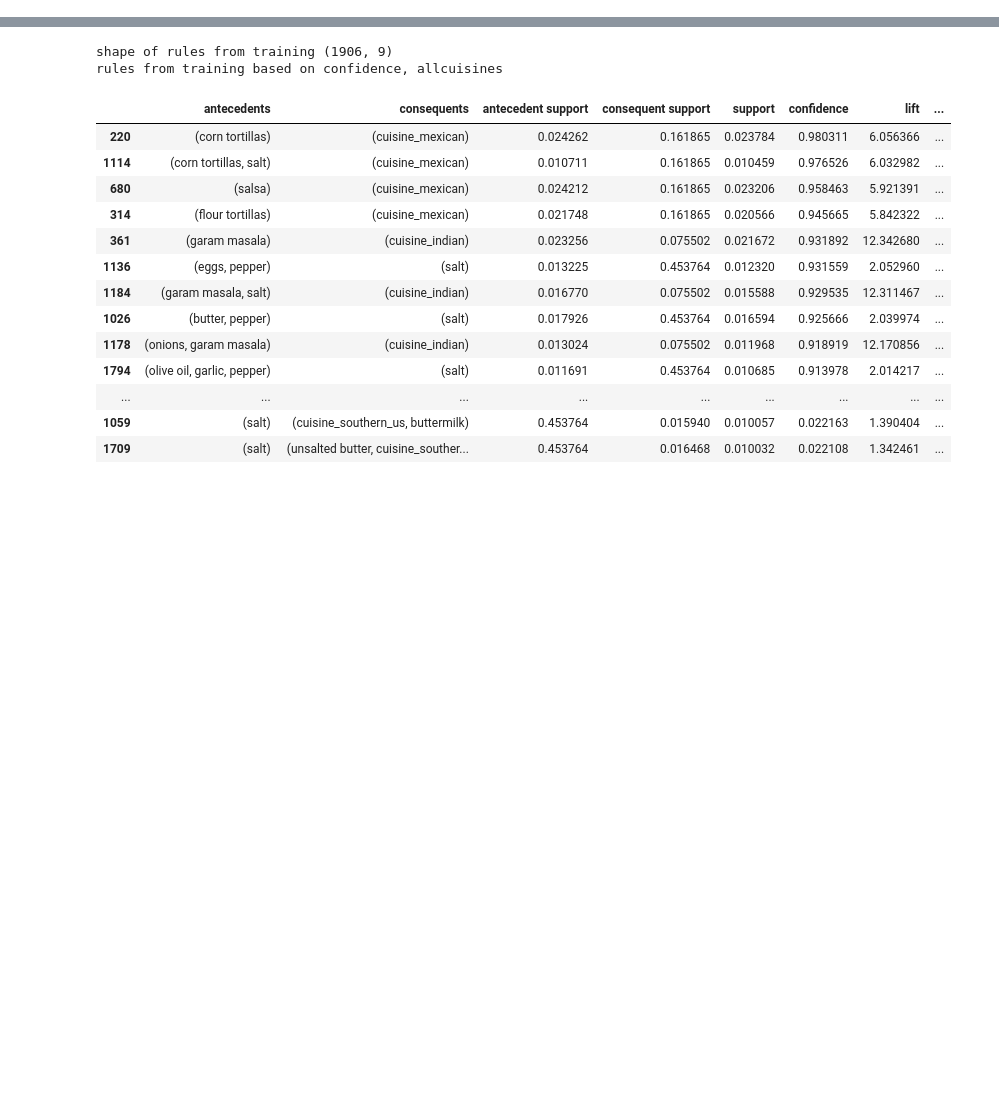
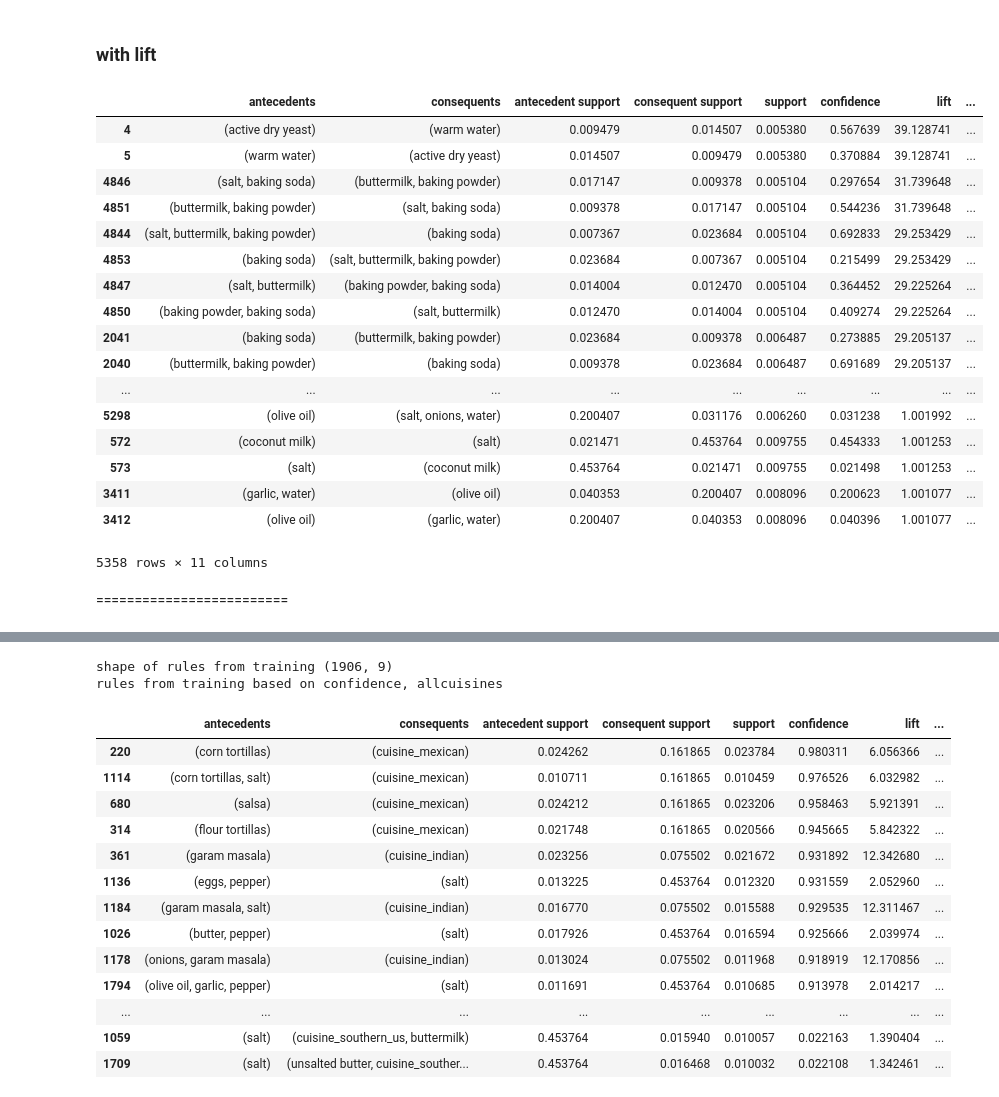
Before and after one commit to neurocaience/cos424_finalproj_kagglewhatscooking, a Jupyter notebook: AssociationRules.ipynb, the cells around one changed output, grey strips where cells are left out. Saved outputs shown, nothing was run; the diff lists cells and outputs as text; code cells hidden in the pictures; blank space fills up the shorter version.

Commit message:
market basket analysis based on "lift"

```diff
--- a/AssociationRules.ipynb
+++ b/AssociationRules.ipynb
@@ -0,0 +1,2 @@
+# %% [markdown]
+### with lift
@@ -1,3 +20,35 @@
+# %%
+#market basket analysis
+#https://pbpython.com/market-basket-analysis.html
+from mlxtend.frequent_patterns import apriori
+from mlxtend.frequent_patterns import association_rules
+
+frequent_itemsets = apriori(dataBinaryIngredients, min_support = 0.005, use_colnames=True)
+rules = association_rules(frequent_itemsets, metric="lift", min_threshold=1)
+print("shape of rules from training", rules.shape)
+# %%
+rules.sort_values('lift').iloc[::-1, :]
+# %% [output]
+|  | antecedents | consequents | antecedent support | consequent support | support | confidence | lift | ... |
+| 4 | (active dry yeast) | (warm water) | 0.009479 | 0.014507 | 0.005380 | 0.567639 | 39.128741 | ... |
+| 5 | (warm water) | (active dry yeast) | 0.014507 | 0.009479 | 0.005380 | 0.370884 | 39.128741 | ... |
+| 4846 | (salt, baking soda) | (buttermilk, baking powder) | 0.017147 | 0.009378 | 0.005104 | 0.297654 | 31.739648 | ... |
+| 4851 | (buttermilk, baking powder) | (salt, baking soda) | 0.009378 | 0.017147 | 0.005104 | 0.544236 | 31.739648 | ... |
+| 4844 | (salt, buttermilk, baking powder) | (baking soda) | 0.007367 | 0.023684 | 0.005104 | 0.692833 | 29.253429 | ... |
+| 4853 | (baking soda) | (salt, buttermilk, baking powder) | 0.023684 | 0.007367 | 0.005104 | 0.215499 | 29.253429 | ... |
+| 4847 | (salt, buttermilk) | (baking powder, baking soda) | 0.014004 | 0.012470 | 0.005104 | 0.364452 | 29.225264 | ... |
+| 4850 | (baking powder, baking soda) | (salt, buttermilk) | 0.012470 | 0.014004 | 0.005104 | 0.409274 | 29.225264 | ... |
+| 2041 | (baking soda) | (buttermilk, baking powder) | 0.023684 | 0.009378 | 0.006487 | 0.273885 | 29.205137 | ... |
+| 2040 | (buttermilk, baking powder) | (baking soda) | 0.009378 | 0.023684 | 0.006487 | 0.691689 | 29.205137 | ... |
+| ... | ... | ... | ... | ... | ... | ... | ... | ... |
+| 5298 | (olive oil) | (salt, onions, water) | 0.200407 | 0.031176 | 0.006260 | 0.031238 | 1.001992 | ... |
+| 572 | (coconut milk) | (salt) | 0.021471 | 0.453764 | 0.009755 | 0.454333 | 1.001253 | ... |
+| 573 | (salt) | (coconut milk) | 0.453764 | 0.021471 | 0.009755 | 0.021498 | 1.001253 | ... |
+| 3411 | (garlic, water) | (olive oil) | 0.040353 | 0.200407 | 0.008096 | 0.200623 | 1.001077 | ... |
+| 3412 | (olive oil) | (garlic, water) | 0.200407 | 0.040353 | 0.008096 | 0.040396 | 1.001077 | ... |
+5358 rows × 11 columns
+# %% [markdown]
+=========================
 # %%
 '''
 finds association rules (and ranks them based on confidence) using a specific cuisine (currently set at italian)
```
Also changed, not shown: parts of 6 cells of this notebook.
